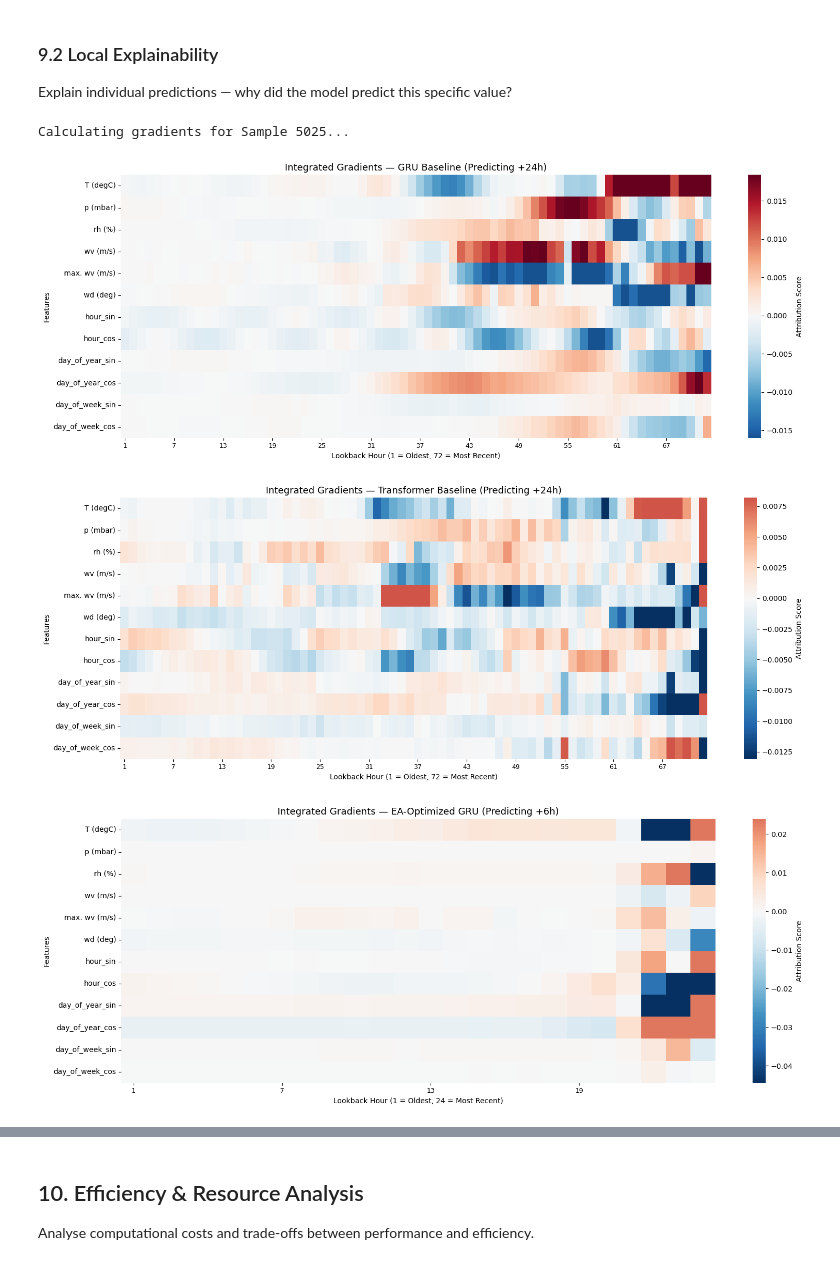
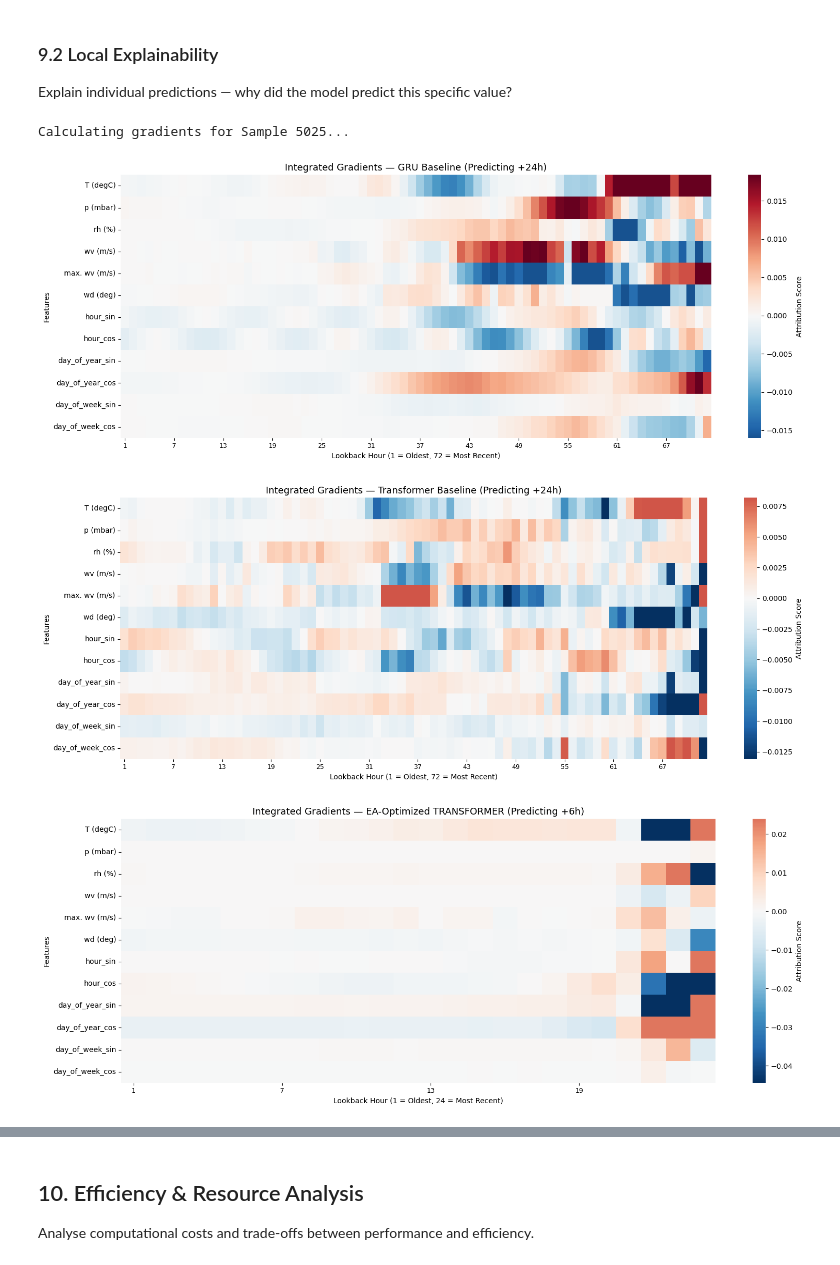
Before and after one commit to dudocas12/Advanced-Time-Series-Forecasting-Optimization-and-Explainability, a Jupyter notebook: main.ipynb, the cells around one changed output, grey strips where cells are left out. Drawn from its saved outputs; the diff is of its cells as text; code cells hidden in the pictures.

```diff
--- a/main.ipynb
+++ b/main.ipynb
@@ -2322,35 +2324,35 @@ feature_names = [
     'day_of_week_sin', 'day_of_week_cos'
 ]
 
 def plot_ig_heatmap(attributions, model_name, target_step, lookback_len):
     fig, ax = plt.subplots(figsize=(16, 6))
 
     sns.heatmap(attributions.T, cmap="RdBu_r", center=0, robust=True,
                 yticklabels=feature_names,
                 xticklabels=False,
                 cbar_kws={'label': 'Attribution Score'},
                 ax=ax)
 
     tick_positions = np.arange(0, lookback_len, 6)
     ax.set_xticks(tick_positions + 0.5)
     ax.set_xticklabels(tick_positions + 1, rotation=0, fontsize=9)
 
     ax.set_title(f'Integrated Gradients — {model_name} (Predicting +{target_step+1}h)', fontsize=13)
     ax.set_xlabel(f'Lookback Hour (1 = Oldest, {lookback_len} = Most Recent)')
     ax.set_ylabel('Features')
     plt.tight_layout()
     plt.show()
 
 
 # Generate the plots, passing the correct lookback length for the X-axis mapping
 plot_ig_heatmap(gru_attr_np, "GRU Baseline", target_baseline_step, 72)
 plot_ig_heatmap(trans_attr_np, "Transformer Baseline", target_baseline_step, 72)
-plot_ig_heatmap(ea_attr_np, "EA-Optimized GRU", target_ea_step, ea_lookback)
+plot_ig_heatmap(ea_attr_np, f"EA-Optimized {ea_model_type.upper()}", target_ea_step, ea_lookback)
 # %% [output]
 Calculating gradients for Sample 5025...
 [figure]
 [figure]
-[figure, old version]
+[figure, new version]
 # %%
 # --- 9.3 Local Explainability: Deep SHAP (GradientExplainer) ---
 import torch
```
Also changed, not shown: parts of 4 cells of this notebook.
